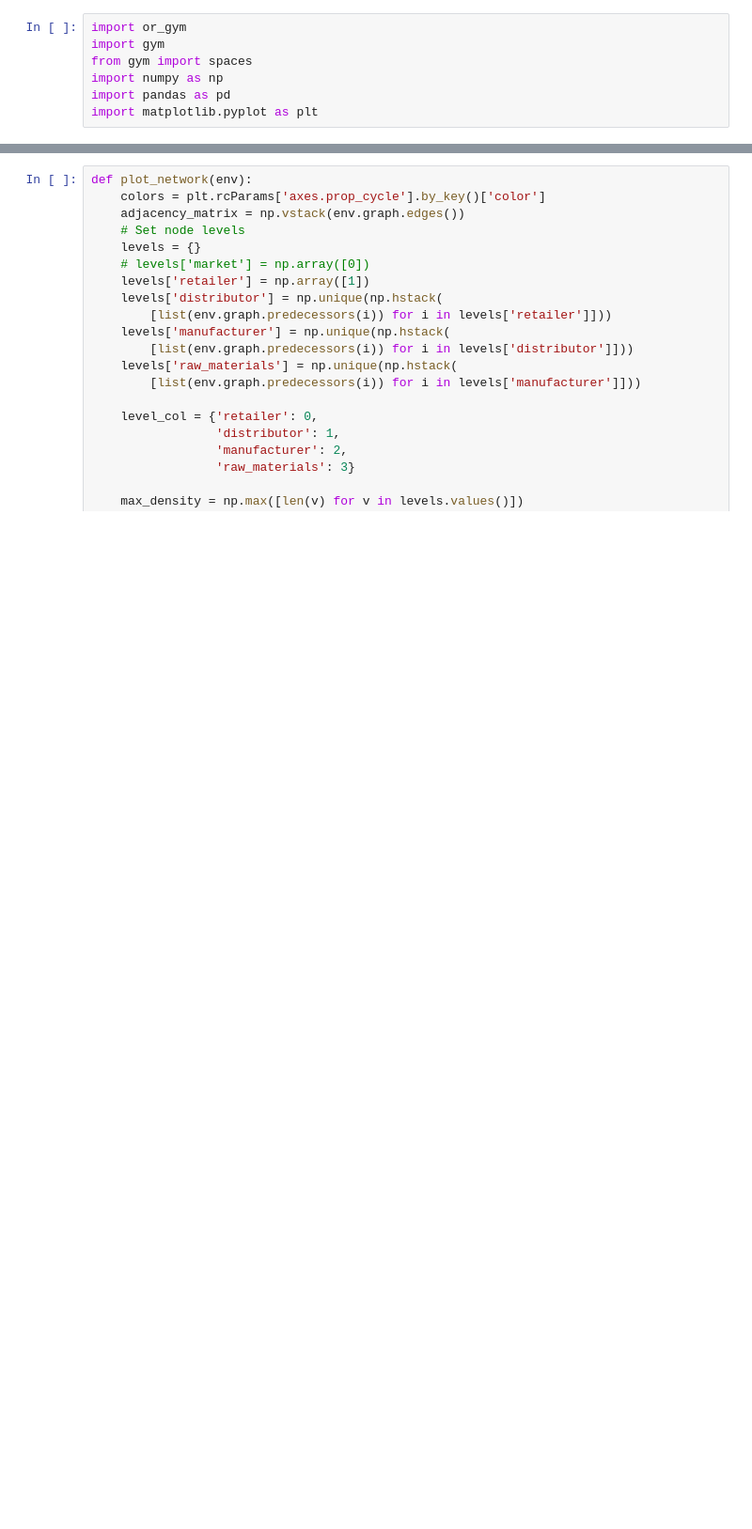
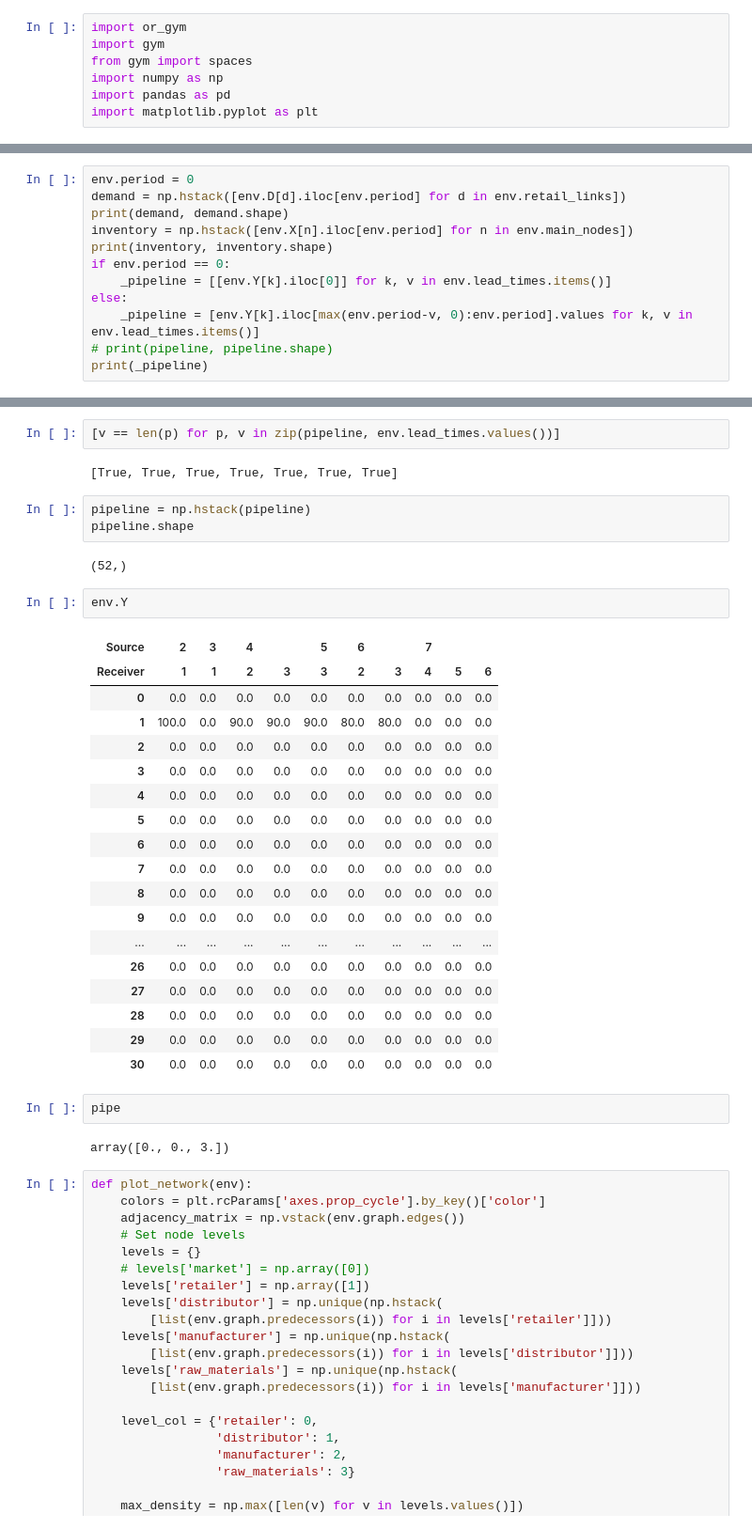
Before and after one commit to grossmann-group/or-gym, a Jupyter notebook: notebooks/multi_echelon_sc_dev1.ipynb, the cells around one changed output, grey strips where cells are left out. Shown at 94% size. Saved outputs shown, nothing was run; the diff lists cells and outputs as text; blank space fills up the shorter version.

```diff
--- a/notebooks/multi_echelon_sc_dev1.ipynb
+++ b/notebooks/multi_echelon_sc_dev1.ipynb
@@ -10,0 +24,12 @@ env = or_gym.make(env_name)
+# %%
+env.period = 0
+demand = np.hstack([env.D[d].iloc[env.period] for d in env.retail_links])
+print(demand, demand.shape)
+inventory = np.hstack([env.X[n].iloc[env.period] for n in env.main_nodes])
+print(inventory, inventory.shape)
+if env.period == 0:
+    _pipeline = [[env.Y[k].iloc[0]] for k, v in env.lead_times.items()]
+else:
+    _pipeline = [env.Y[k].iloc[max(env.period-v, 0):env.period].values for k, v in env.lead_times.items()]
+# print(pipeline, pipeline.shape)
+print(_pipeline)
@@ -11,3 +59,37 @@ env = or_gym.make(env_name)
+# %%
+[v == len(p) for p, v in zip(pipeline, env.lead_times.values())]
+# %% [output]
+[True, True, True, True, True, True, True]
+# %%
+pipeline = np.hstack(pipeline)
+pipeline.shape
+# %% [output]
+(52,)
+# %%
+env.Y
+# %% [output]
+| Source | 2 | 3 | 4 |  | 5 | 6 |  | 7 |  |  |
+| Receiver | 1 | 1 | 2 | 3 | 3 | 2 | 3 | 4 | 5 | 6 |
+| 0 | 0.0 | 0.0 | 0.0 | 0.0 | 0.0 | 0.0 | 0.0 | 0.0 | 0.0 | 0.0 |
+| 1 | 100.0 | 0.0 | 90.0 | 90.0 | 90.0 | 80.0 | 80.0 | 0.0 | 0.0 | 0.0 |
+| 2 | 0.0 | 0.0 | 0.0 | 0.0 | 0.0 | 0.0 | 0.0 | 0.0 | 0.0 | 0.0 |
+| 3 | 0.0 | 0.0 | 0.0 | 0.0 | 0.0 | 0.0 | 0.0 | 0.0 | 0.0 | 0.0 |
+| 4 | 0.0 | 0.0 | 0.0 | 0.0 | 0.0 | 0.0 | 0.0 | 0.0 | 0.0 | 0.0 |
+| 5 | 0.0 | 0.0 | 0.0 | 0.0 | 0.0 | 0.0 | 0.0 | 0.0 | 0.0 | 0.0 |
+| 6 | 0.0 | 0.0 | 0.0 | 0.0 | 0.0 | 0.0 | 0.0 | 0.0 | 0.0 | 0.0 |
+| 7 | 0.0 | 0.0 | 0.0 | 0.0 | 0.0 | 0.0 | 0.0 | 0.0 | 0.0 | 0.0 |
+| 8 | 0.0 | 0.0 | 0.0 | 0.0 | 0.0 | 0.0 | 0.0 | 0.0 | 0.0 | 0.0 |
+| 9 | 0.0 | 0.0 | 0.0 | 0.0 | 0.0 | 0.0 | 0.0 | 0.0 | 0.0 | 0.0 |
+| ... | ... | ... | ... | ... | ... | ... | ... | ... | ... | ... |
+| 26 | 0.0 | 0.0 | 0.0 | 0.0 | 0.0 | 0.0 | 0.0 | 0.0 | 0.0 | 0.0 |
+| 27 | 0.0 | 0.0 | 0.0 | 0.0 | 0.0 | 0.0 | 0.0 | 0.0 | 0.0 | 0.0 |
+| 28 | 0.0 | 0.0 | 0.0 | 0.0 | 0.0 | 0.0 | 0.0 | 0.0 | 0.0 | 0.0 |
+| 29 | 0.0 | 0.0 | 0.0 | 0.0 | 0.0 | 0.0 | 0.0 | 0.0 | 0.0 | 0.0 |
+| 30 | 0.0 | 0.0 | 0.0 | 0.0 | 0.0 | 0.0 | 0.0 | 0.0 | 0.0 | 0.0 |
+# %%
+pipe
+# %% [output]
+array([0., 0., 3.])
 # %%
 def plot_network(env):
     colors = plt.rcParams['axes.prop_cycle'].by_key()['color']
```
Also changed, not shown: parts of 29 cells of this notebook, 1 other file.
